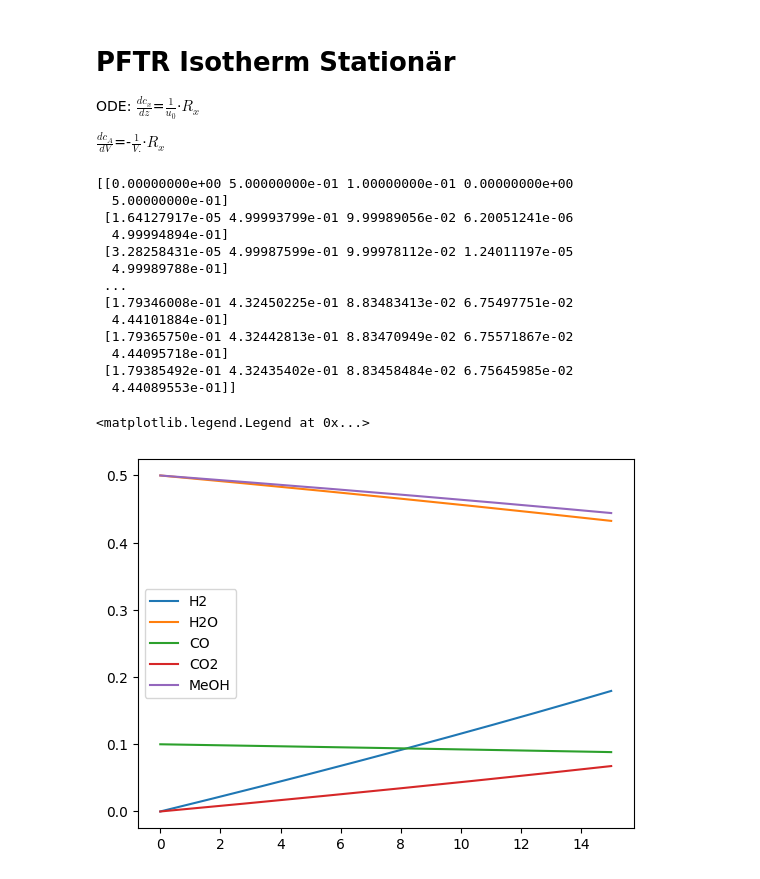
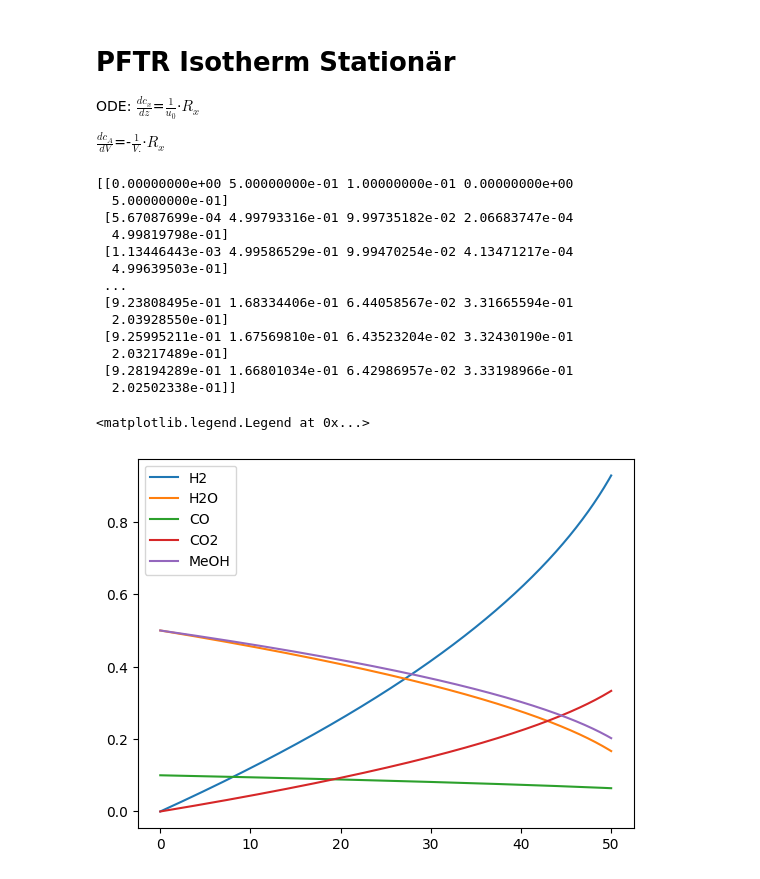
Before and after one commit to DanielGreiner/Masterarbeit, a Jupyter notebook: Isothermal_steady_state_PFR.ipynb, the cells around one changed output. Saved outputs shown, nothing was run; the diff lists cells and outputs as text; code cells hidden in the pictures.

```diff
--- a/Isothermal_steady_state_PFR.ipynb
+++ b/Isothermal_steady_state_PFR.ipynb
@@ -40,9 +40,9 @@ H_2 & H_2O & CO & CO_2 & CH_3OH \\
 u = 1.500
 A = 3*10**-3
 v = u*A
-Vges = 15
+Vges = 50
 V0 = 0
-steps = 10000
+steps = 1000
 dV = (Vges-V0)/steps
 Vspan = np.arange(V0, Vges+dV/2, dV)
 z = Vges/A
@@ -189,16 +217,28 @@ def ReakFun(V, C, T, MSRind, MDind, WGSind):
 # %%
 # @title Euler Verfahren Funktion
-def EulFun (y, T):
+def EulFunFull (y, T):
   ytemp = np.zeros([len(Vspan), len(IC)])
   ytemp[0,:] = IC
 
   for i in range(steps):
     V = Vspan[i]
     y = np.transpose(ytemp[i, :])
-    dy = ReakFun(V, y, T, 0, 0, 0)
+    dy = ReakFunFull(V, y, T, 0, 0, 0)
     ytemp[i+1, :] = y + dy
 
   return ytemp
+
+# def EulFunMSRMD (y, T):
+#   ytemp = np.zeros([len(Vspan), len(IC)])
+#   ytemp[0,:] = IC
+
+#   for i in range(steps):
+#     V = Vspan[i]
+#     y = np.transpose(ytemp[i, :])
+#     dy = ReakFunMSRMD(V, y, T, 0, 0)
+#     ytemp[i+1, :] = y + dy
+
+#   return ytemp
 # %%
 # @title Berechnung mittels ODE-Solver
 
@@ -216,36 +256,51 @@ def EulFun (y, T):
 # %%
 # @title main
 
-Conc = EulFun(IC, 323)
+T = 323
+
+Conc = EulFunFull(IC, T)
 print(Conc)
+
+# ConcMSRMD = EulFunMSRMD(IC, T)
+# print(ConcMSRMD)
 # %% [output]
 [[0.00000000e+00 5.00000000e-01 1.00000000e-01 0.00000000e+00
   5.00000000e-01]
- [1.64127917e-05 4.99993799e-01 9.99989056e-02 6.20051241e-06
-  4.99994894e-01]
- [3.28258431e-05 4.99987599e-01 9.99978112e-02 1.24011197e-05
-  4.99989788e-01]
+ [5.67087699e-04 4.99793316e-01 9.99735182e-02 2.06683747e-04
+  4.99819798e-01]
+ [1.13446443e-03 4.99586529e-01 9.99470254e-02 4.13471217e-04
+  4.99639503e-01]
  ...
- [1.79346008e-01 4.32450225e-01 8.83483413e-02 6.75497751e-02
-  4.44101884e-01]
- [1.79365750e-01 4.32442813e-01 8.83470949e-02 6.75571867e-02
-  4.44095718e-01]
- [1.79385492e-01 4.32435402e-01 8.83458484e-02 6.75645985e-02
-  4.44089553e-01]]
+ [9.23808495e-01 1.68334406e-01 6.44058567e-02 3.31665594e-01
+  2.03928550e-01]
+ [9.25995211e-01 1.67569810e-01 6.43523204e-02 3.32430190e-01
+  2.03217489e-01]
+ [9.28194289e-01 1.66801034e-01 6.42986957e-02 3.33198966e-01
+  2.02502338e-01]]
 # %%
 # @title Plots
-
+plt.figure(1)
 plt.plot(Vspan, Conc[:,0], label='H2')
 plt.plot(Vspan, Conc[:,1], label='H2O')
 plt.plot(Vspan, Conc[:,2], label='CO')
 plt.plot(Vspan, Conc[:,3], label='CO2')
 plt.plot(Vspan, Conc[:,4], label='MeOH')
 
 #plt.axis((0, 15, 0, 2.01))
 plt.legend(loc='best')
+
+# plt.figure(2)
+# plt.plot(Vspan, ConcMSRMD[:,0], label='H2')
+# plt.plot(Vspan, ConcMSRMD[:,1], label='H2O')
+# plt.plot(Vspan, ConcMSRMD[:,2], label='CO')
+# plt.plot(Vspan, ConcMSRMD[:,3], label='CO2')
+# plt.plot(Vspan, ConcMSRMD[:,4], label='MeOH')
+
+# #plt.axis((0, 15, 0, 2.01))
+# plt.legend(loc='best')
 # %% [output]
 <matplotlib.legend.Legend at 0x...>
-[figure, old version]
+[figure, new version]
 # %%
 # @title code testing block || IGNORE
 
```
Also changed, not shown: parts of 1 cell of this notebook.
